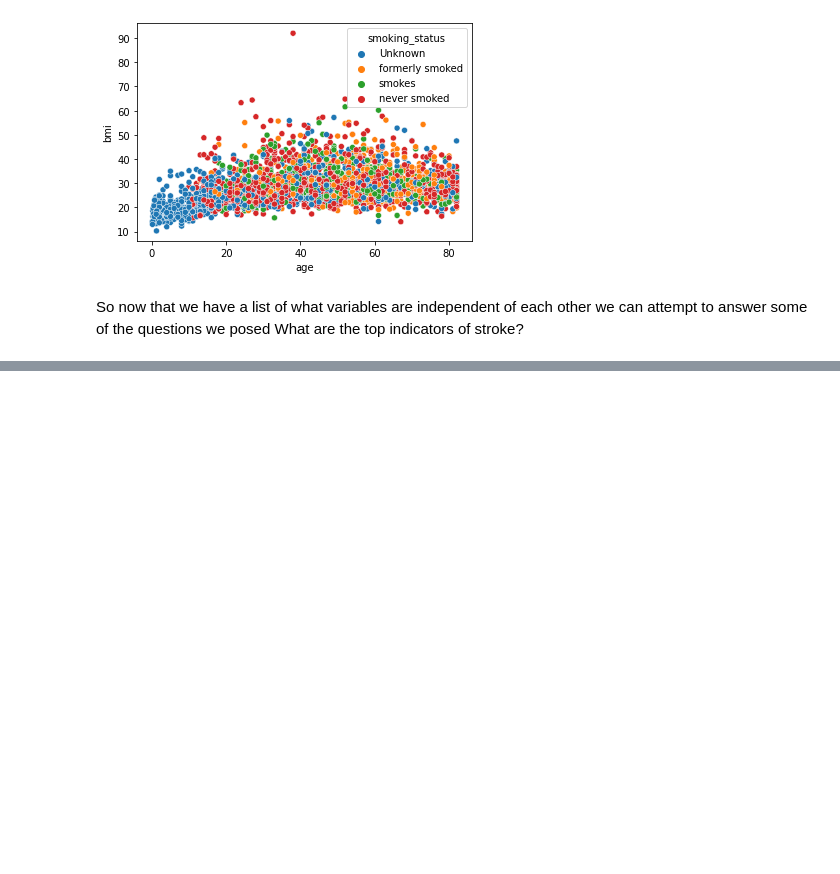
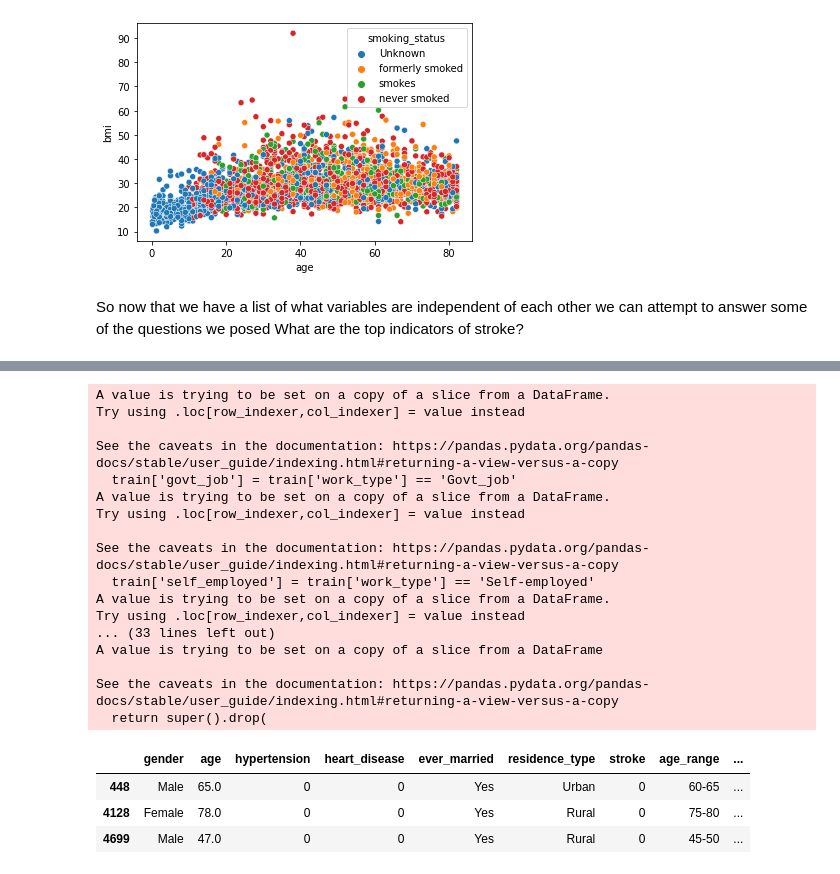
Before and after one commit to stroke-predictors/germain-capstone-stoke-prediction, a Jupyter notebook: explore-Sarah.ipynb, the cells around one changed output, grey strips where cells are left out. Saved outputs shown, nothing was run; the diff lists cells and outputs as text; code cells hidden in the pictures; blank space fills up the shorter version.

```diff
--- a/explore-Sarah.ipynb
+++ b/explore-Sarah.ipynb
@@ -156,0 +166,43 @@ Possibly not drivers in order to investigate:
+# %%
+# feature splitting (employment types, glucose less/greater than 125, bmi 10 groups using pd.cut)
+# work type
+train['govt_job'] = train['work_type'] == 'Govt_job'
+train['self_employed'] = train['work_type'] == 'Self-employed'
+train['private_work'] = train['work_type'] == 'Private'
+train['never_worked'] = (train['work_type'] == 'children') | (train['work_type'] == 'Never_worked')
+# glucose
+train['high_glucose'] = train['avg_glucose_level'] >= 125
+# smoker
+train['current_smoker'] = train['smoking_status'] == 'smokes'
+train['prior_smoker'] = train['smoking_status'] == 'formerly smoked'
+train['never_smoked'] = train['smoking_status'] == 'never smoked'
+# bmi
+bmi_bins = [0,10,20,30,40,50,60,70,80,90,100]
+bmi_labels = ['0-9','10-19','20-29','30-39','40-49','50-59','60-69','70-79','80-89','90-99']
+train['bmi_range'] = pd.cut(train.bmi, bins=bmi_bins, labels=bmi_labels)
+
+# drop old columns
+train.drop(columns=['work_type','avg_glucose_level','smoking_status','bmi'], inplace=True)
+train.head(3)
+# %% [output]
+A value is trying to be set on a copy of a slice from a DataFrame.
+Try using .loc[row_indexer,col_indexer] = value instead
+
+See the caveats in the documentation: https://pandas.pydata.org/pandas-docs/stable/user_guide/indexing.html#returning-a-view-versus-a-copy
+  train['govt_job'] = train['work_type'] == 'Govt_job'
+A value is trying to be set on a copy of a slice from a DataFrame.
+Try using .loc[row_indexer,col_indexer] = value instead
+
+See the caveats in the documentation: https://pandas.pydata.org/pandas-docs/stable/user_guide/indexing.html#returning-a-view-versus-a-copy
+  train['self_employed'] = train['work_type'] == 'Self-employed'
+A value is trying to be set on a copy of a slice from a DataFrame.
+Try using .loc[row_indexer,col_indexer] = value instead
+... (33 lines left out)
+A value is trying to be set on a copy of a slice from a DataFrame
+
+See the caveats in the documentation: https://pandas.pydata.org/pandas-docs/stable/user_guide/indexing.html#returning-a-view-versus-a-copy
+  return super().drop(
+|  | gender | age | hypertension | heart_disease | ever_married | residence_type | stroke | age_range | ... |
+| 448 | Male | 65.0 | 0 | 0 | Yes | Urban | 0 | 60-65 | ... |
+| 4128 | Female | 78.0 | 0 | 0 | Yes | Rural | 0 | 75-80 | ... |
+| 4699 | Male | 47.0 | 0 | 0 | Yes | Rural | 0 | 45-50 | ... |
```
Also changed, not shown: parts of 21 cells of this notebook.
